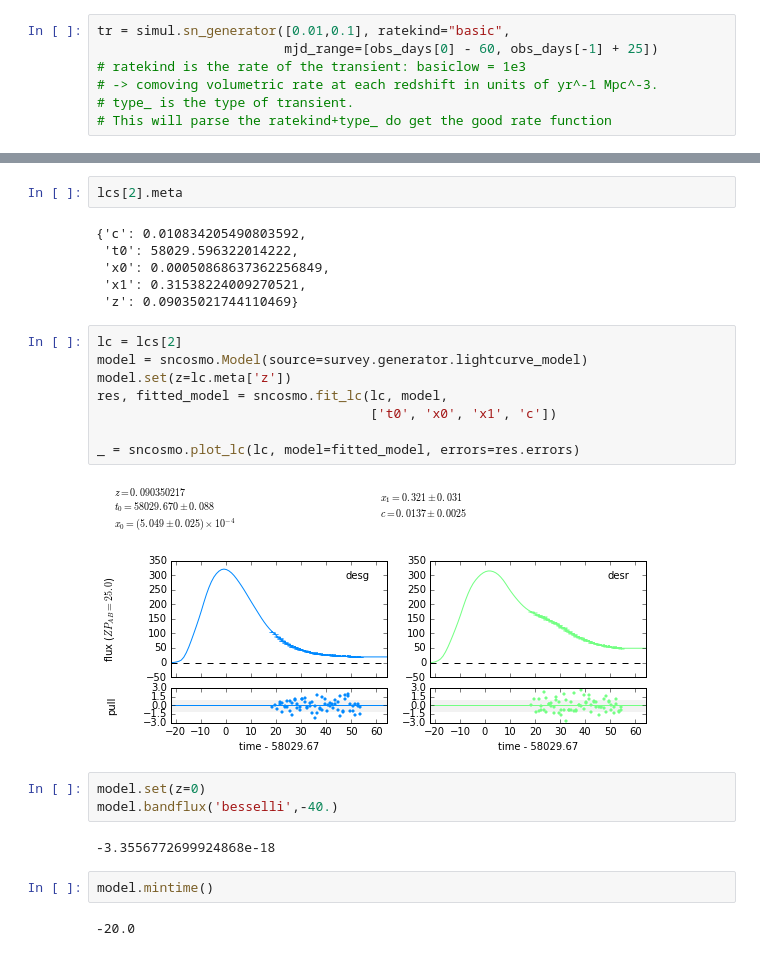
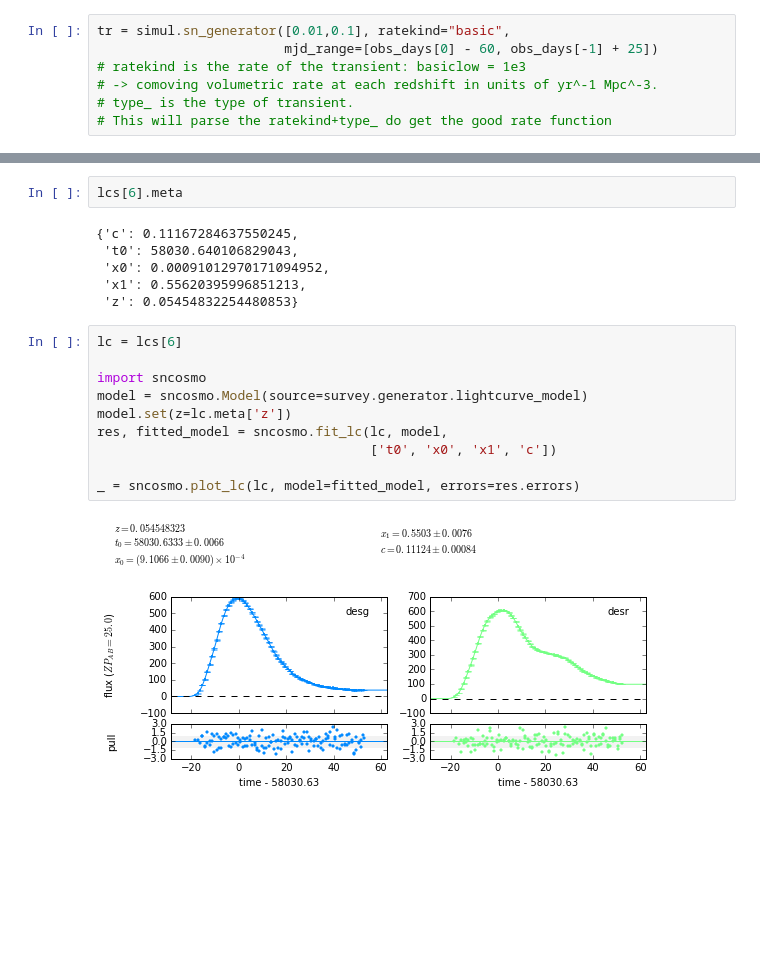
Before and after one commit to MickaelRigault/astrobject, a Jupyter notebook: notebooks/survey_plan_and_lightcurves.ipynb, the cells around one changed output, grey strips where cells are left out. Drawn from its saved outputs; the diff is of its cells as text; blank space fills up the shorter version.

```diff
--- a/notebooks/survey_plan_and_lightcurves.ipynb
+++ b/notebooks/survey_plan_and_lightcurves.ipynb
@@ -126,27 +126,20 @@ lcs[:10]
 # %%
-lcs[2].meta
+lcs[6].meta
 # %% [output]
-{'c': 0.010834205490803592,
- 't0': 58029.596322014222,
- 'x0': 0.00050868637362256849,
- 'x1': 0.31538224009270521,
- 'z': 0.09035021744110469}
+{'c': 0.11167284637550245,
+ 't0': 58030.640106829043,
+ 'x0': 0.00091012970171094952,
+ 'x1': 0.55620395996851213,
+ 'z': 0.05454832254480853}
 # %%
-lc = lcs[2]
+lc = lcs[6]
+
+import sncosmo
 model = sncosmo.Model(source=survey.generator.lightcurve_model)
 model.set(z=lc.meta['z'])
 res, fitted_model = sncosmo.fit_lc(lc, model,
                                    ['t0', 'x0', 'x1', 'c'])
 
 _ = sncosmo.plot_lc(lc, model=fitted_model, errors=res.errors)
 # %% [output]
-[figure, old version]
+[figure, new version]
-# %%
-model.set(z=0)
-model.bandflux('besselli',-40.)
-# %% [output]
--3.3556772699924868e-18
-# %%
-model.mintime()
-# %% [output]
--20.0
```
Also changed, not shown: parts of 3 cells of this notebook.
